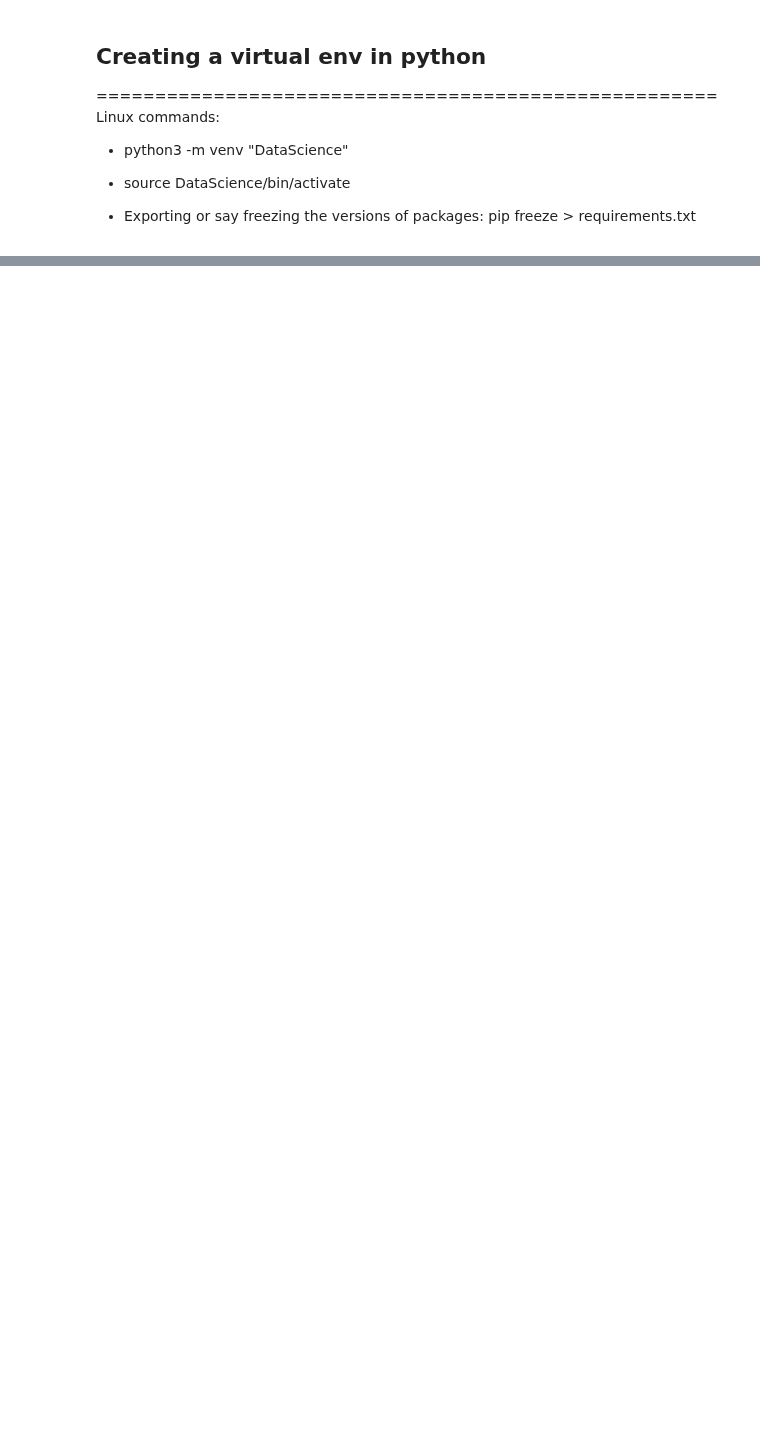
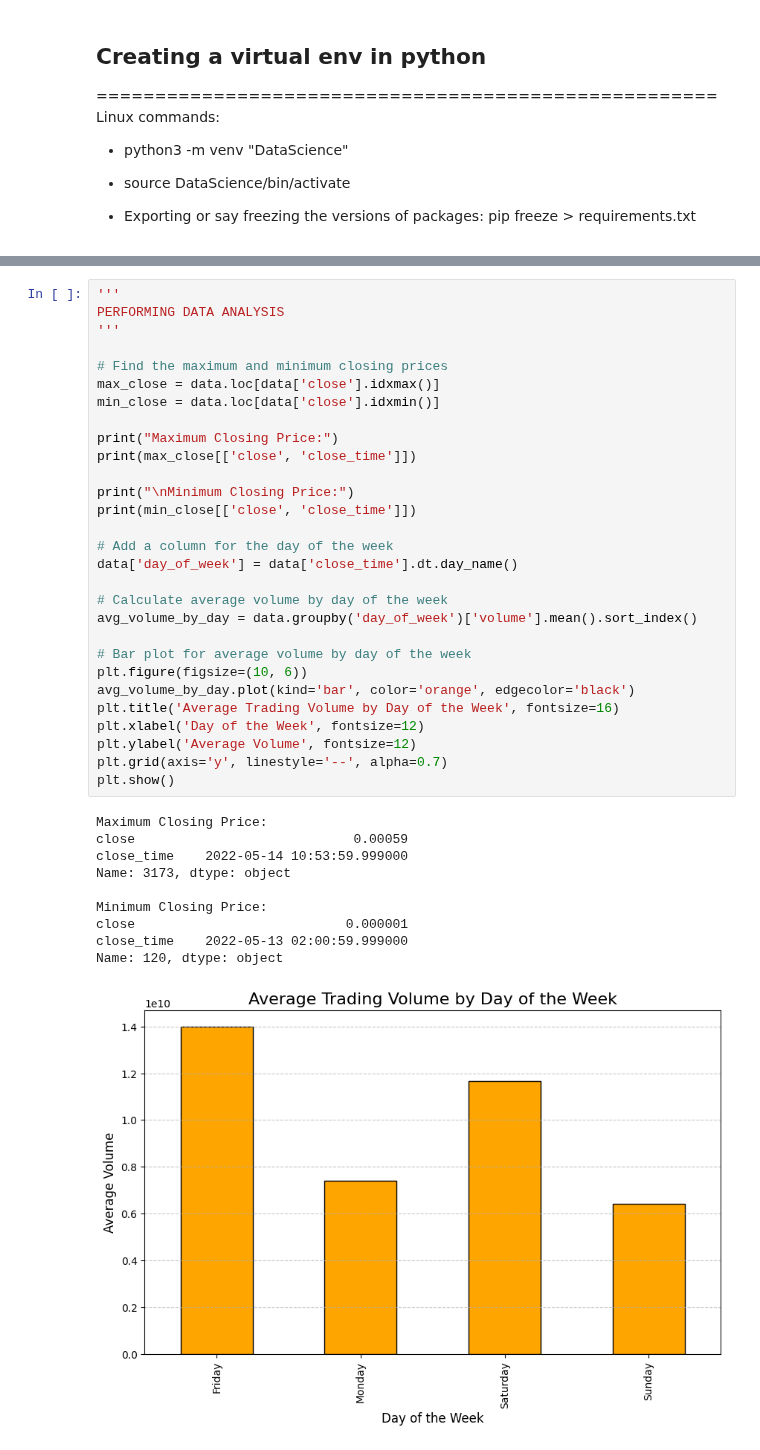
Before and after one commit to UjjwalKarkeyy/Python_Programming, a Jupyter notebook: Week-7_python.ipynb, the cells around one changed output, grey strips where cells are left out. Cells and saved outputs as stored; diff of their text form; blank space fills up the shorter version.

```diff
--- a/Week-7_python.ipynb
+++ b/Week-7_python.ipynb
@@ -248,0 +594,40 @@ Linux commands:
+# %%
+'''
+PERFORMING DATA ANALYSIS
+'''
+
+# Find the maximum and minimum closing prices
+max_close = data.loc[data['close'].idxmax()]
+min_close = data.loc[data['close'].idxmin()]
+
+print("Maximum Closing Price:")
+print(max_close[['close', 'close_time']])
+
+print("\nMinimum Closing Price:")
+print(min_close[['close', 'close_time']])
+
+# Add a column for the day of the week
+data['day_of_week'] = data['close_time'].dt.day_name()
+
+# Calculate average volume by day of the week
+avg_volume_by_day = data.groupby('day_of_week')['volume'].mean().sort_index()
+
+# Bar plot for average volume by day of the week
+plt.figure(figsize=(10, 6))
+avg_volume_by_day.plot(kind='bar', color='orange', edgecolor='black')
+plt.title('Average Trading Volume by Day of the Week', fontsize=16)
+plt.xlabel('Day of the Week', fontsize=12)
+plt.ylabel('Average Volume', fontsize=12)
+plt.grid(axis='y', linestyle='--', alpha=0.7)
+plt.show()
+# %% [output]
+Maximum Closing Price:
+close                            0.00059
+close_time    2022-05-14 10:53:59.999000
+Name: 3173, dtype: object
+
+Minimum Closing Price:
+close                           0.000001
+close_time    2022-05-13 02:00:59.999000
+Name: 120, dtype: object
+[figure, added]
```
Also changed, not shown: parts of 15 cells of this notebook, 5 other files.
